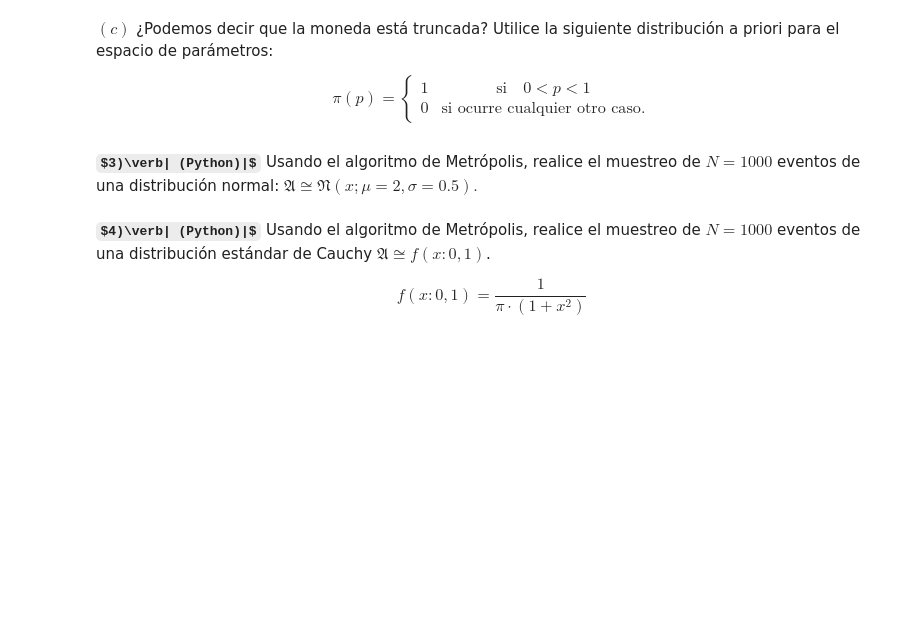
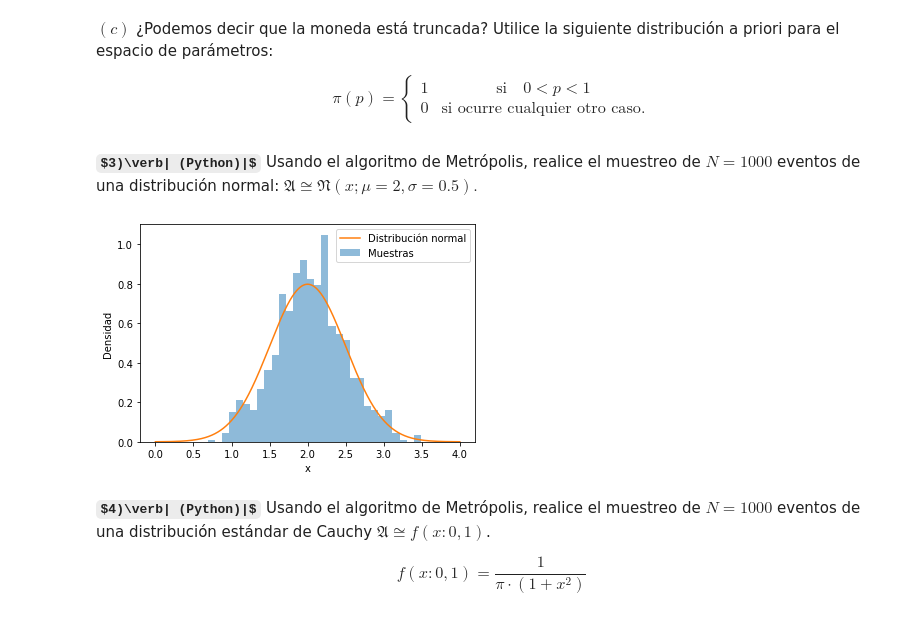
Before and after one commit to ThomasAnkhe/Metodos1_ClaudiaCuellar-ThomasAndrade, a Jupyter notebook: Cuarto Taller/Métodos_Taller4.ipynb, the cells around one changed output. Drawn from its saved outputs; the diff is of its cells as text; code cells hidden in the pictures; some formulas as TeX source; blank space fills up the shorter version.

```diff
--- a/Cuarto Taller/Métodos_Taller4.ipynb
+++ b/Cuarto Taller/Métodos_Taller4.ipynb
@@ -107,0 +358,7 @@ $(f)$ Calcular la covarianza usando $\sigma_{xy} = \mathbb{E}((x - \hat{\mu}_{x}
+# %%
+x, y = sym.symbols('x y')
+f = (2/3)*(x+2*y)
+
+Integrate = sym.integrate(sym.integrate(f, (x, 0, 1)), (y, 0, 1))
+
+print("El resultado de la integral evaluada en el intervalo de muestra es:{}".format(Integrate))
@@ -164,6 +469,46 @@ $$\pi(p) = \left\{
         \end{array} \right.$$
 # %% [markdown]
 **$3)\verb| (Python)|$** Usando el algoritmo de Metrópolis, realice el muestreo de $N = 1000$ eventos de una distribución normal: $\mathfrak{A} \cong \mathfrak{N} (x; \mu = 2, \sigma = 0.5).$
+# %%
+#Defino los parámetros.
+mu = 2
+sigma = 0.5
+N = 1000
+x = np.random.normal(mu, sigma)
+step = 0.5
+samples = []
+
+#Función para una distribución normal.
+def f(x):
+    return (1/(sigma*np.sqrt(2*np.pi)))*(np.exp((-(x-mu)**2)/sigma))
+
+
+for i in range(N):
+    #Se generan pasos entre x.
+    x_ = x + np.random.normal(0, step)
+
+    #Se genera el radio de aceptación del algoritmo.
+    acept = min(1, f(x_) / f(x))
+
+    #Se revisa que entra dentro del radio de aceptación.
+    if np.random.rand() < acept:
+        x = x_
+
+    samples.append(x)
+
+#Se grafica la distribución normal esperada con la libreria scipy.stats.norm
+x = np.linspace(mu - 4*sigma, mu + 4*sigma, 1000)
+y = norm.pdf(x, mu, sigma)
+
+fig, ax = plt.subplots()
+ax.hist(samples, bins=30, density=True, alpha=0.5, label='Muestras')
+ax.plot(x, y, label='Distribución normal')
+ax.set_xlabel('x')
+ax.set_ylabel('Densidad')
+ax.legend()
+plt.show()
+# %% [output]
+[figure, added]
 # %% [markdown]
 **$4)\verb| (Python)|$** Usando el algoritmo de Metrópolis, realice el muestreo de $N = 1000$ eventos de una distribución estándar de Cauchy $\mathfrak{A} \cong f(x:0,1)$.
 
```
Also changed, not shown: parts of 68 cells of this notebook.
